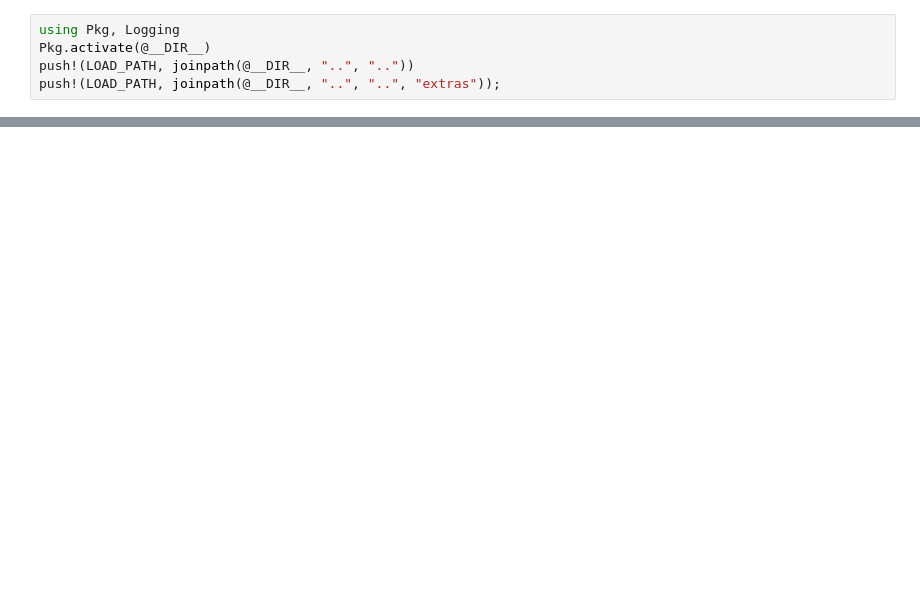
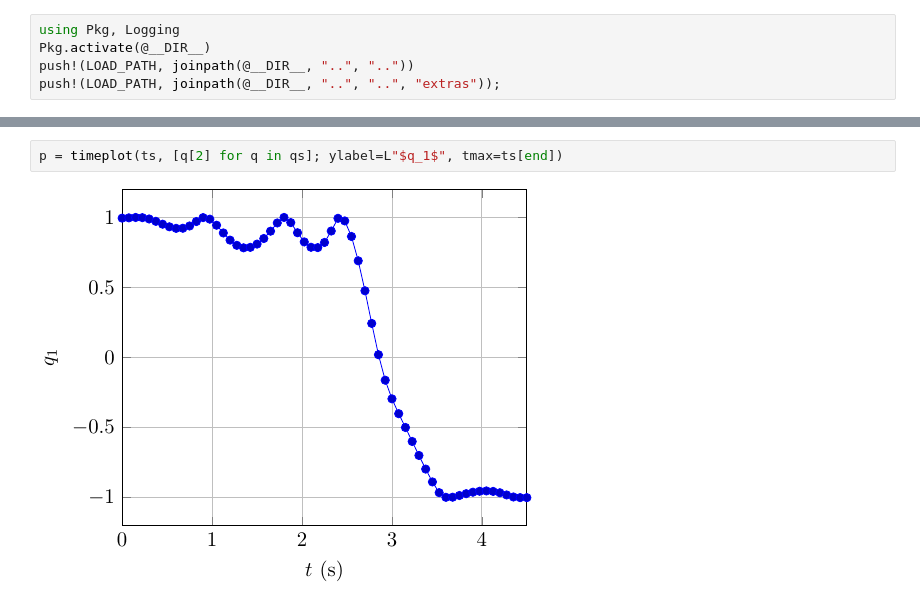
Before and after one commit to tkoolen/MINLPTrajOpt, a Jupyter notebook: notebooks/exploration/RigidBodyDynamics integration.ipynb, the cells around one changed output, grey strips where cells are left out. Cells and saved outputs as stored; diff of their text form; blank space fills up the shorter version.

```diff
--- a/notebooks/exploration/RigidBodyDynamics integration.ipynb
+++ b/notebooks/exploration/RigidBodyDynamics integration.ipynb
@@ -129,0 +144,4 @@ setanimation!(mvis, ts, qs)
+# %%
+p = timeplot(ts, [q[2] for q in qs]; ylabel=L"$q_1$", tmax=ts[end])
+# %% [output]
+[figure, added]
```
Also changed, not shown: parts of 18 cells of this notebook, 4 other files.
